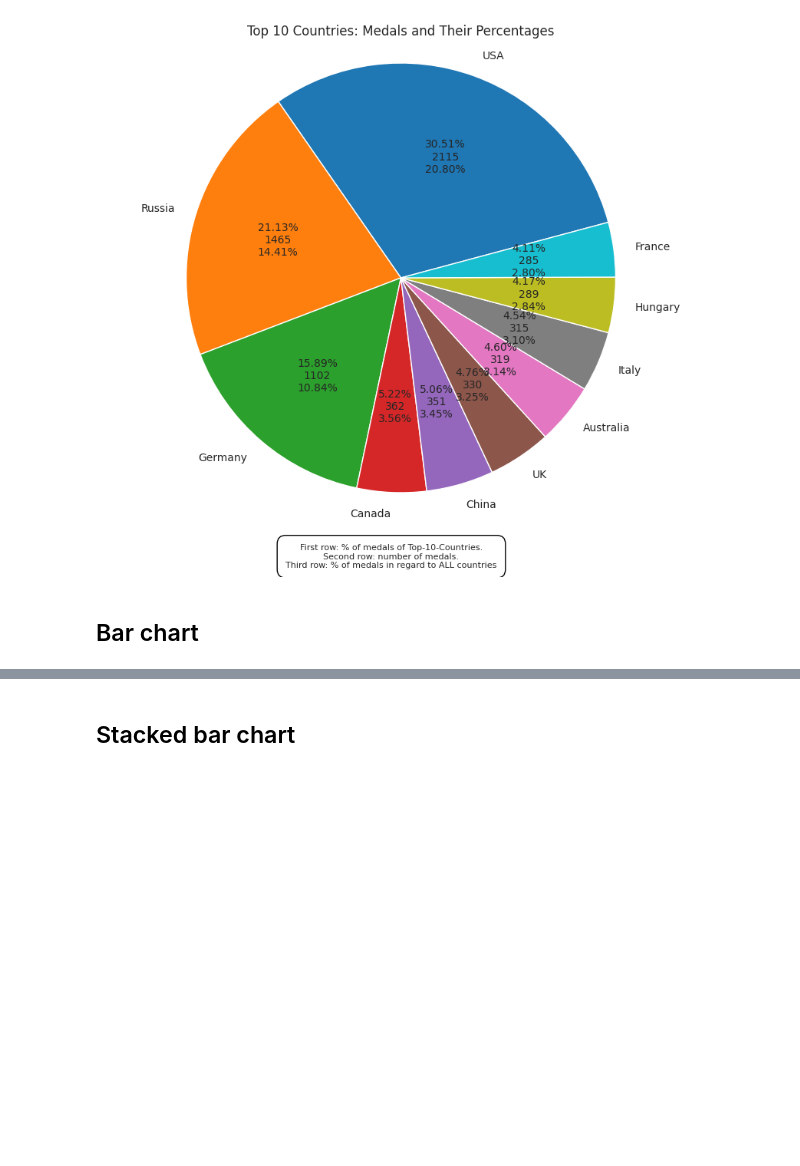
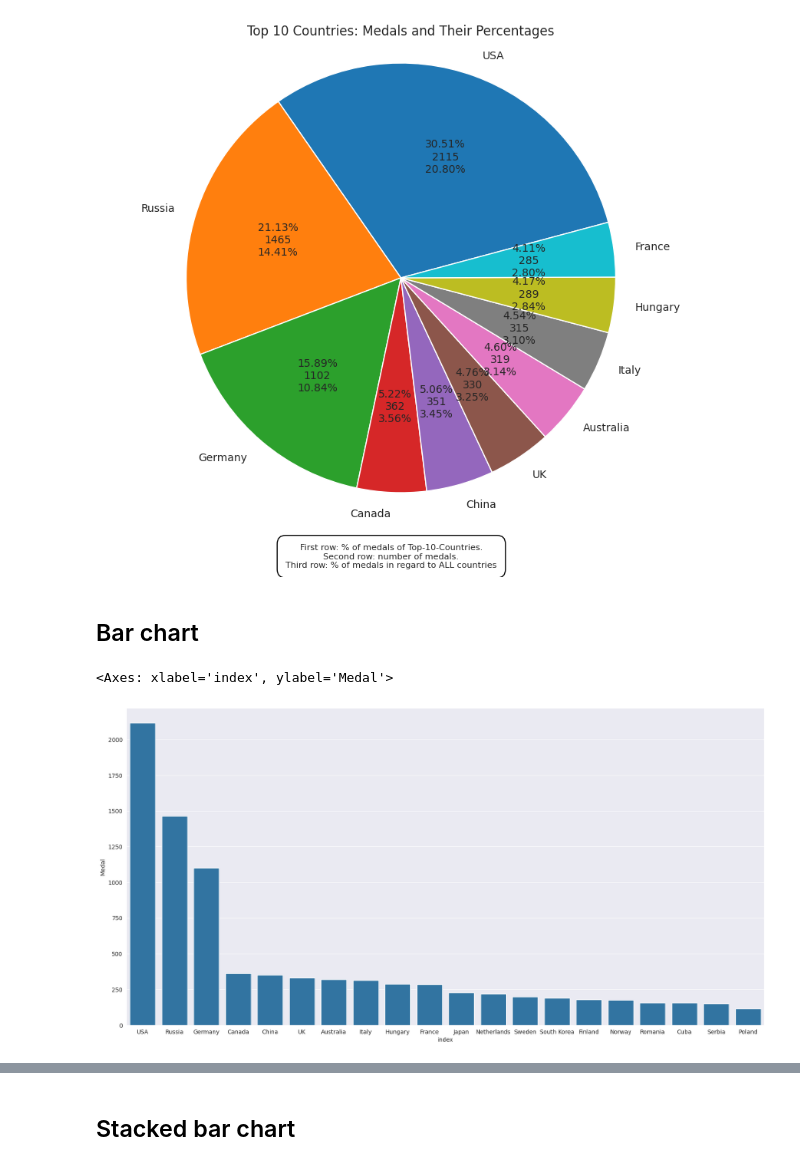
Before and after one commit to MichaelSchmidt1729/EDA, a Jupyter notebook: let_s_discover_more_about_the_olympic_games.ipynb, the cells around one changed output, grey strips where cells are left out. Saved outputs shown, nothing was run; the diff lists cells and outputs as text; code cells hidden in the pictures; blank space fills up the shorter version.

```diff
--- a/let_s_discover_more_about_the_olympic_games.ipynb
+++ b/let_s_discover_more_about_the_olympic_games.ipynb
@@ -241,6 +239,12 @@ plt.show()
 [figure]
 # %% [markdown]
 ## Bar chart
+# %%
+plt.figure(figsize=(20, 10))
+sns.barplot(x='index',y="Medal",data=totalGoldMedals.head(20))
+# %% [output]
+<Axes: xlabel='index', ylabel='Medal'>
+[figure, added]
 # %%
 import ipywidgets as widgets
 from IPython.display import display, clear_output
```
Also changed, not shown: parts of 6 cells of this notebook.
